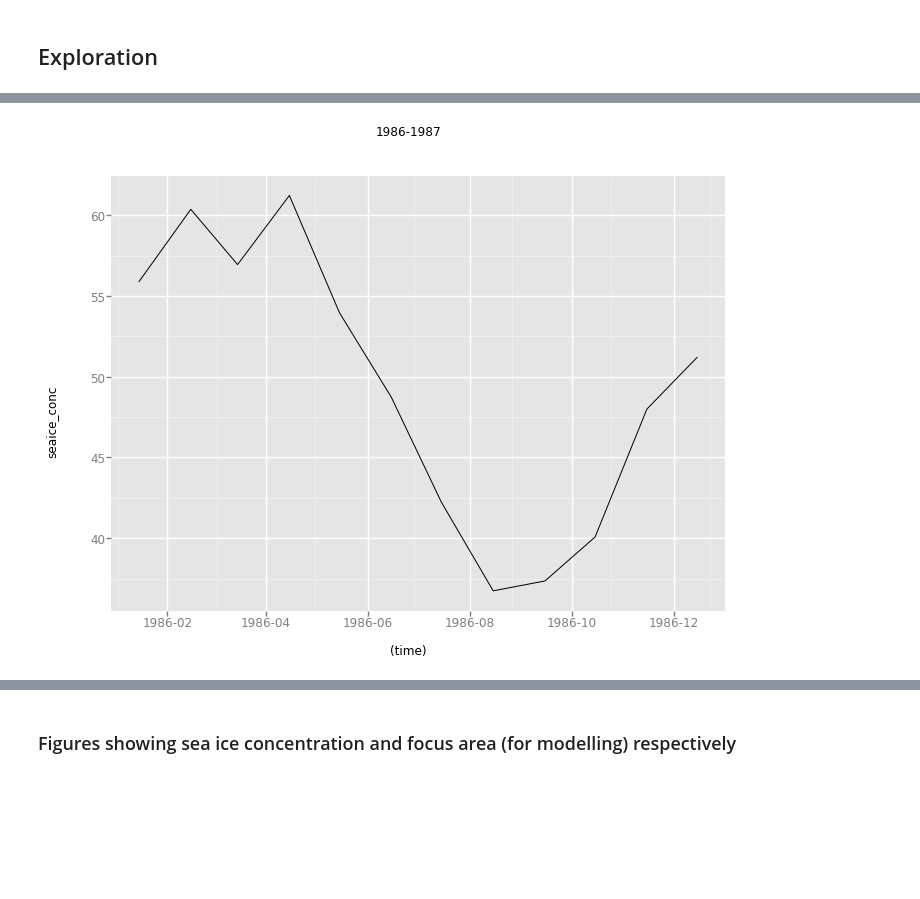
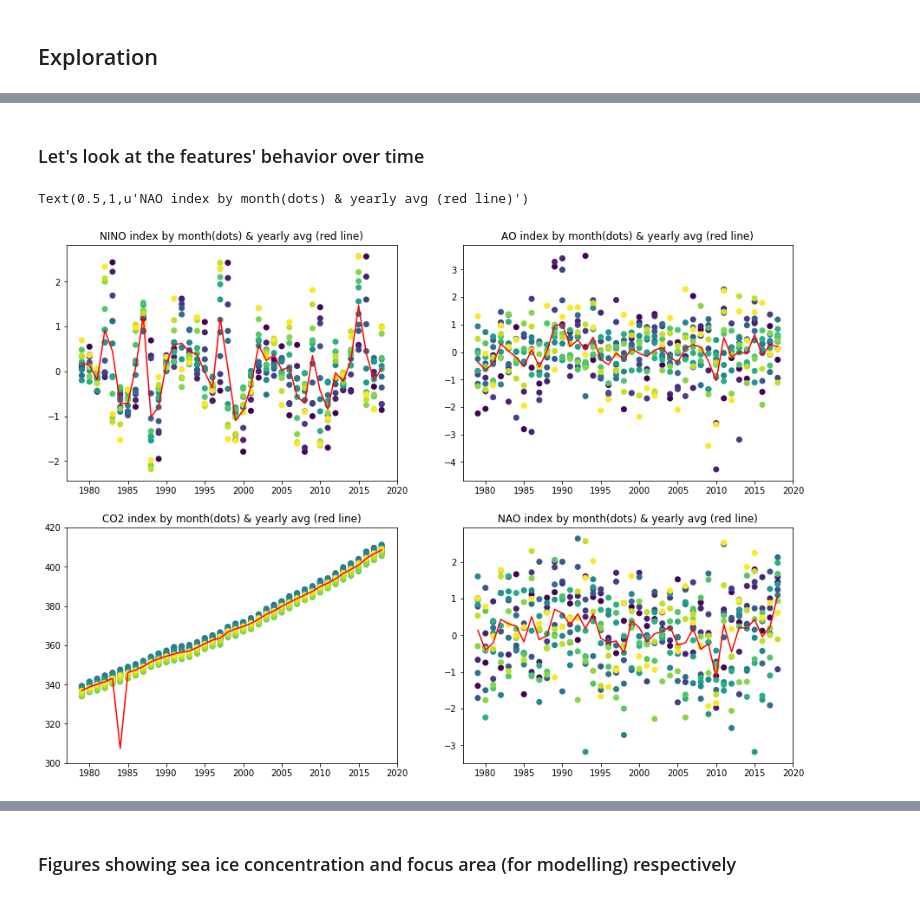
Before and after one commit to liqun1981/sea_ice_prediction, a Jupyter notebook: sea_ice_prediction.ipynb, the cells around one changed output, grey strips where cells are left out. Saved outputs shown, nothing was run; the diff lists cells and outputs as text; code cells hidden in the pictures; blank space fills up the shorter version.

```diff
--- a/sea_ice_prediction.ipynb
+++ b/sea_ice_prediction.ipynb
@@ -240,9 +213,0 @@ ggplot(aes(x='(time)', y='seaice_conc'), data=dt2) + geom_line() + geom_line(aes
-# %%
-    da9 = da1.sel(time=slice('1986-01-01', '1987-01-01'))
-    dd = da9.to_dataframe().reset_index()
-    dt = dd[dd['seaice_conc'] != -1]
-    dt1 = dt[['time', 'seaice_conc']].groupby('time').mean().reset_index()
-    p = ggplot(aes(x='(time)', y='seaice_conc'), data=dt1) + geom_line()  + ggtitle('1986-1987')
-    p.show()
-# %% [output]
-[figure, removed]
@@ -259,0 +214,33 @@ ggplot(aes(x='(time)', y='seaice_conc'), data=dt2) + geom_line() + geom_line(aes
+# %% [markdown]
+### Let's look at the features' behavior over time
+# %%
+df_yr_mean = df.groupby('Year').mean().reset_index()
+fig, axes = plt.subplots(nrows=2, ncols=2 , figsize=(15, 11))
+plt.subplot(2, 2, 1)
+plt.scatter(df['Year'], df['NINO'], c = df['Month'])
+plt.plot(df_yr_mean['Year'], df_yr_mean['NINO'], color = 'red')
+plt.legend
+plt.title('NINO index by month(dots) & yearly avg (red line)')
+
+plt.subplot(2, 2, 2)
+plt.scatter(df['Year'], df['AO'], c = df['Month'])
+plt.plot(df_yr_mean['Year'], df_yr_mean['AO'], color = 'red')
+plt.legend
+plt.title('AO index by month(dots) & yearly avg (red line)')
+
+plt.subplot(2, 2, 3)
+axes = plt.gca()
+axes.set_ylim([300, 420])
+plt.scatter(df['Year'], df['CO2'], c = df['Month'])
+plt.plot(df_yr_mean['Year'], df_yr_mean['CO2'], color = 'red')
+plt.legend
+plt.title('CO2 index by month(dots) & yearly avg (red line)')
+
+plt.subplot(2, 2, 4)
+plt.scatter(df['Year'], df['NAO'], c = df['Month'])
+plt.plot(df_yr_mean['Year'], df_yr_mean['NAO'], color = 'red')
+plt.legend
+plt.title('NAO index by month(dots) & yearly avg (red line)')
+# %% [output]
+Text(0.5,1,u'NAO index by month(dots) & yearly avg (red line)')
+[figure, added]
```
Also changed, not shown: parts of 33 cells of this notebook.
